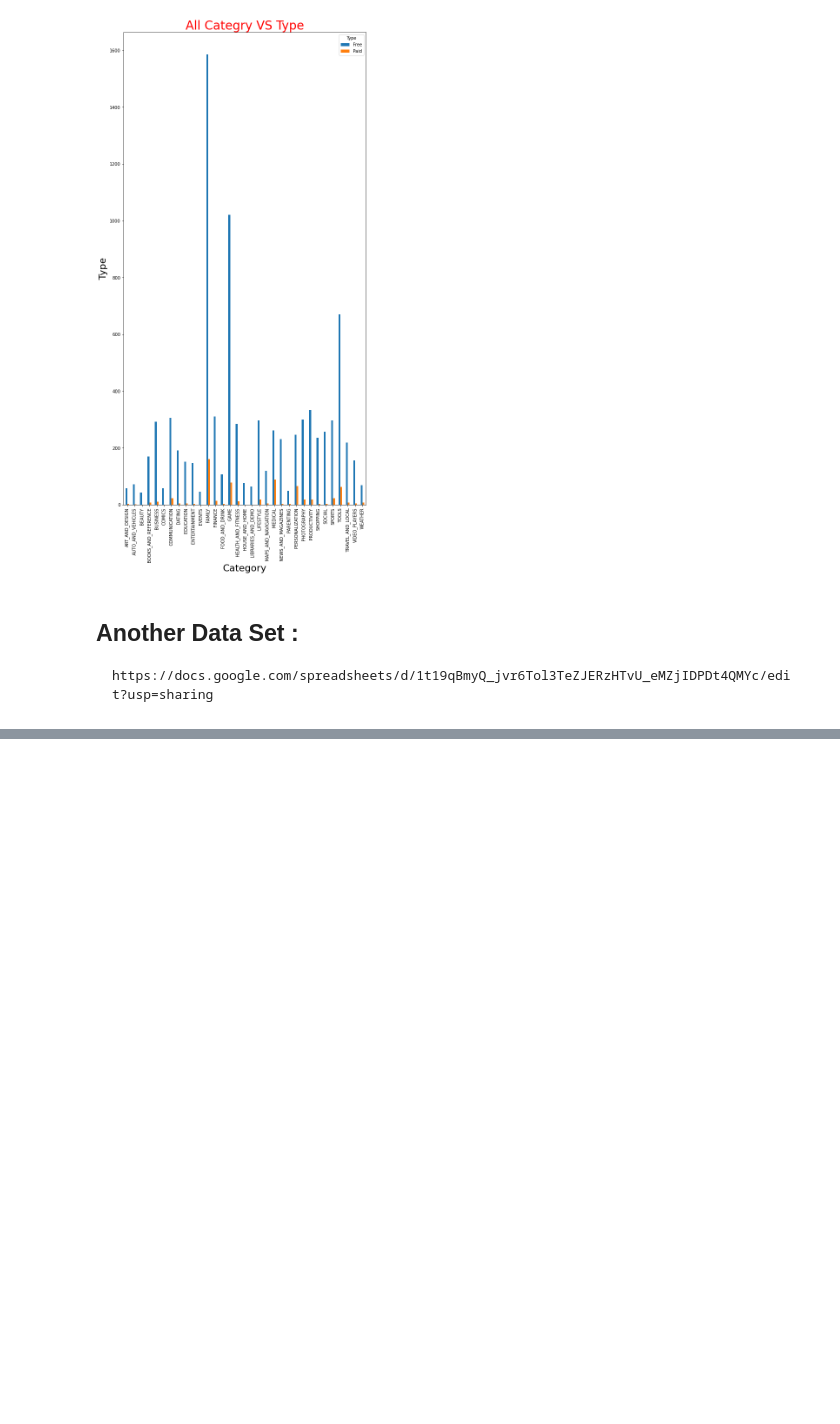
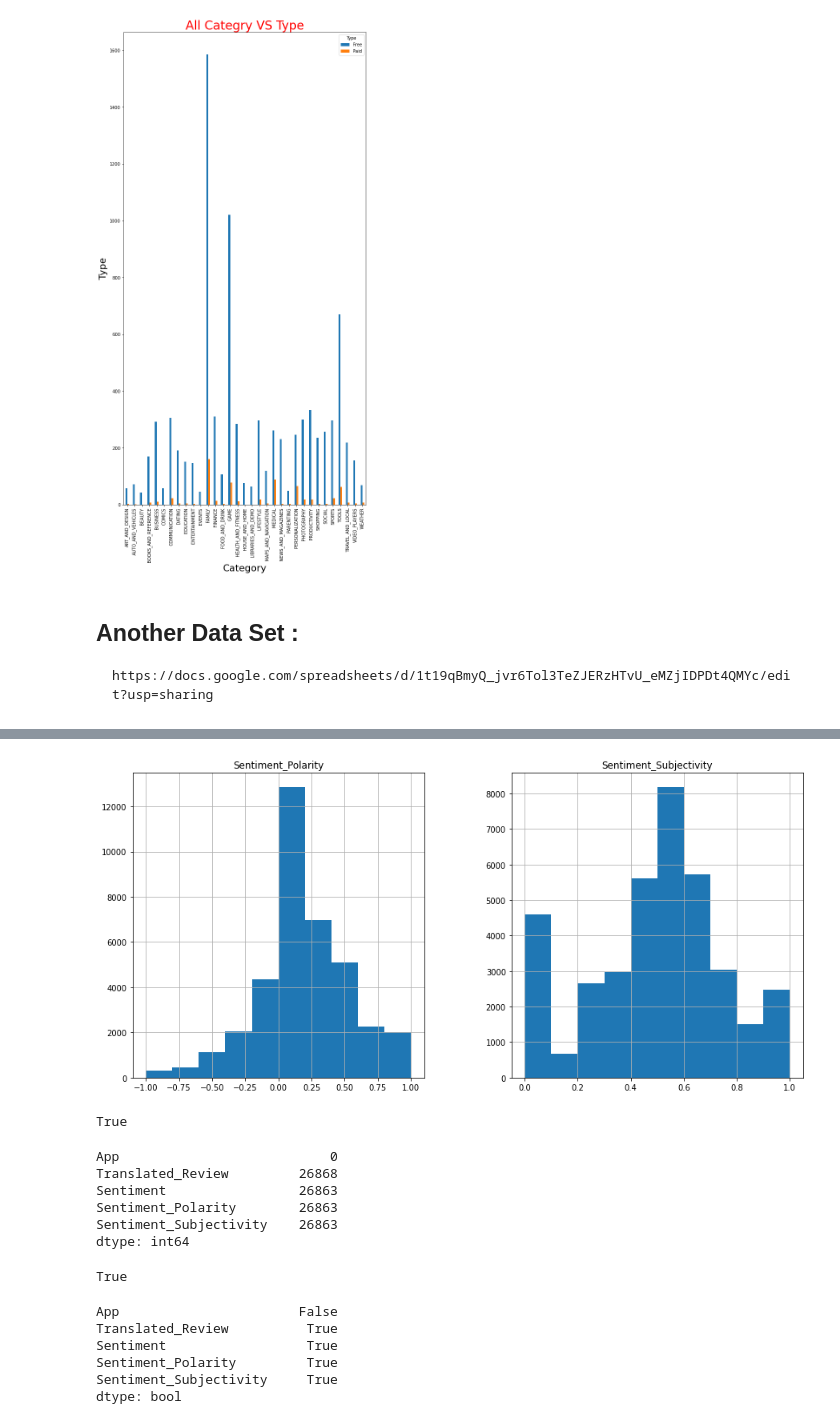
Before and after one commit to MrVishalKumbhar/Google_Play_Store_Review, a Jupyter notebook: Google_platstore_review.ipynb, the cells around one changed output, grey strips where cells are left out. Drawn from its saved outputs; the diff is of its cells as text; code cells hidden in the pictures; blank space fills up the shorter version.

```diff
--- a/Google_platstore_review.ipynb
+++ b/Google_platstore_review.ipynb
@@ -545,3 +545,6 @@ plt.show()
 # %% [markdown]
 ## Another Data Set :
     https://docs.google.com/spreadsheets/d/1t19qBmyQ_jvr6Tol3TeZJERzHTvU_eMZjIDPDt4QMYc/edit?usp=sharing
+# %%
+# Read_Data_Set
+adf = pd.read_csv('D:\AIF\Projects\Google PlayStore\googleplaystore_review.csv')
@@ -547,0 +617,35 @@ plt.show()
+# %%
+# default_histogram
+adf.hist();
+# %% [output]
+[figure, added]
+# %%
+# Check_Null_value
+adf.isnull().values.any()
+# %% [output]
+True
+# %%
+# check_null_values_and_sum_it
+adf.isnull().sum()
+# %% [output]
+App                           0
+Translated_Review         26868
+Sentiment                 26863
+Sentiment_Polarity        26863
+Sentiment_Subjectivity    26863
+dtype: int64
+# %%
+# Checking_duplicated_values
+adf.duplicated().values.any()
+# %% [output]
+True
+# %%
+# check_nan_values
+adf.isna().any()
+# %% [output]
+App                       False
+Translated_Review          True
+Sentiment                  True
+Sentiment_Polarity         True
+Sentiment_Subjectivity     True
+dtype: bool
```
Also changed, not shown: parts of 9 cells of this notebook.
